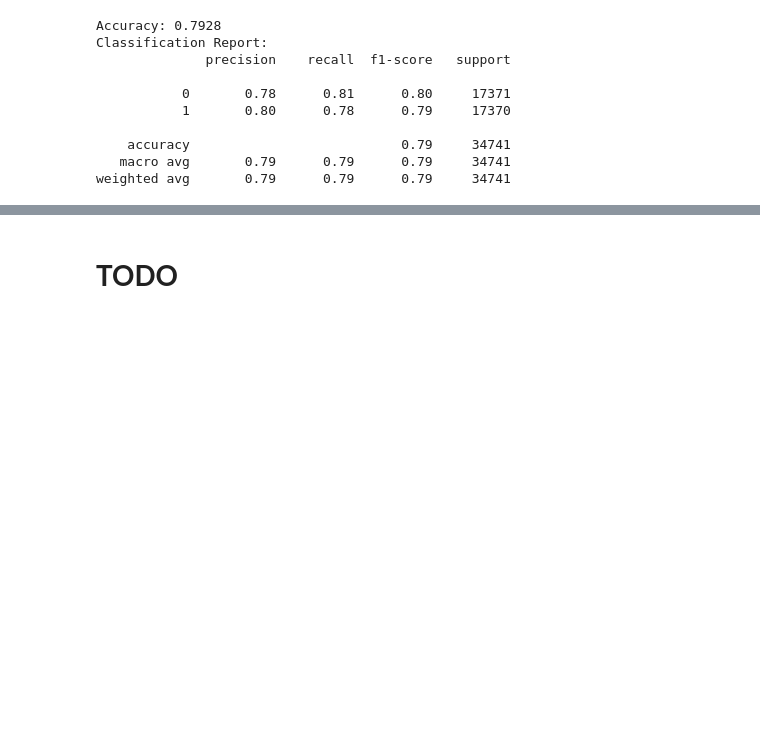
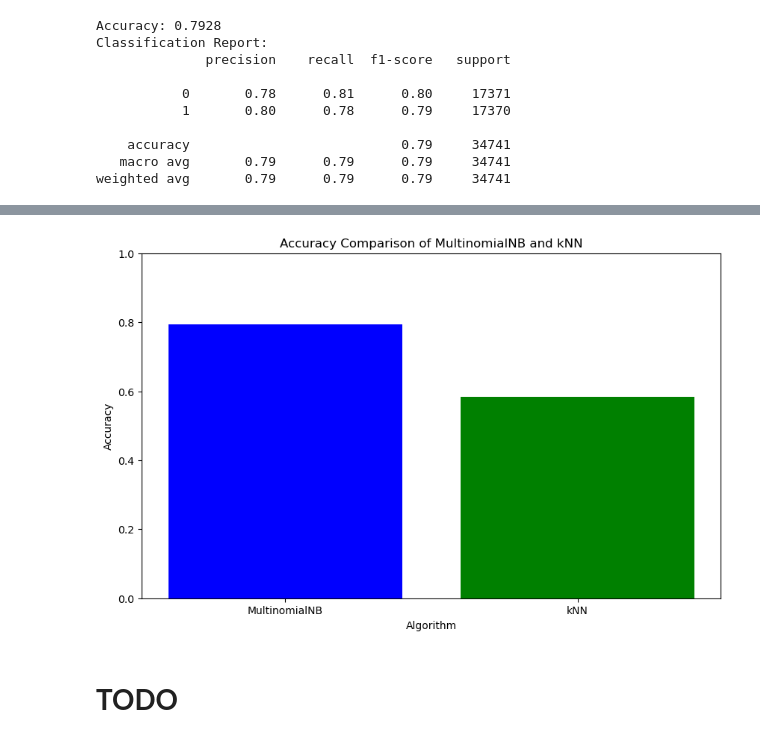
Before and after one commit to ranuru/machine-learning-exam, a Jupyter notebook: task1/notebook.ipynb, the cells around one changed output, grey strips where cells are left out. Cells and saved outputs as stored; diff of their text form; code cells hidden in the pictures; blank space fills up the shorter version.

```diff
--- a/task1/notebook.ipynb
+++ b/task1/notebook.ipynb
@@ -270,3 +312,19 @@ weighted avg       0.79      0.79      0.79     34741
+# %%
+import matplotlib.pyplot as plt
+
+# Create a bar plot to compare the accuracy of the algorithms
+algorithms = ['MultinomialNB', 'kNN']
+accuracies = [accuracy, accuracy_knn]
+
+plt.figure(figsize=(10, 6))
+plt.bar(algorithms, accuracies, color=['blue', 'green'])
+plt.xlabel('Algorithm')
+plt.ylabel('Accuracy')
+plt.title('Accuracy Comparison of MultinomialNB and kNN')
+plt.ylim(0, 1)
+plt.show()
+# %% [output]
+[figure, added]
 # %% [markdown]
 # **TODO**
 # %% [markdown]
```
Also changed, not shown: parts of 3 cells of this notebook.
